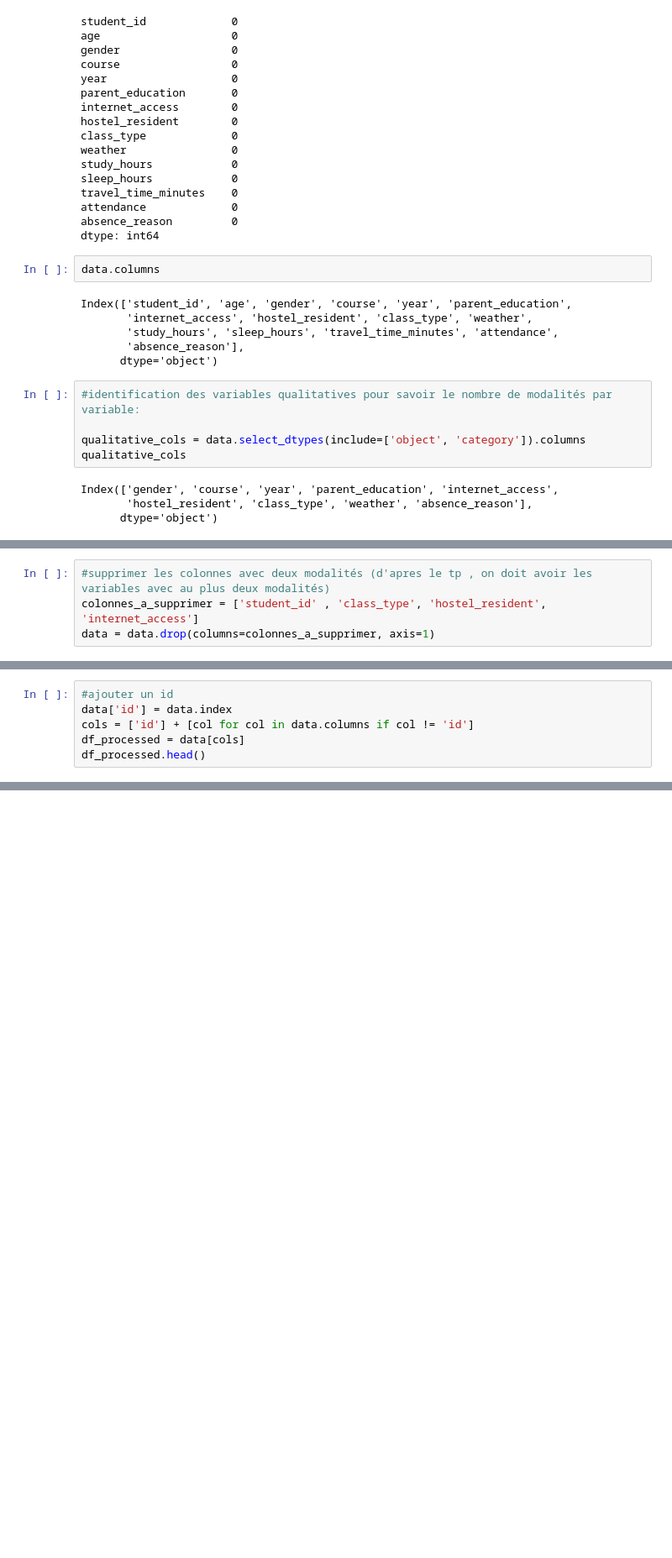
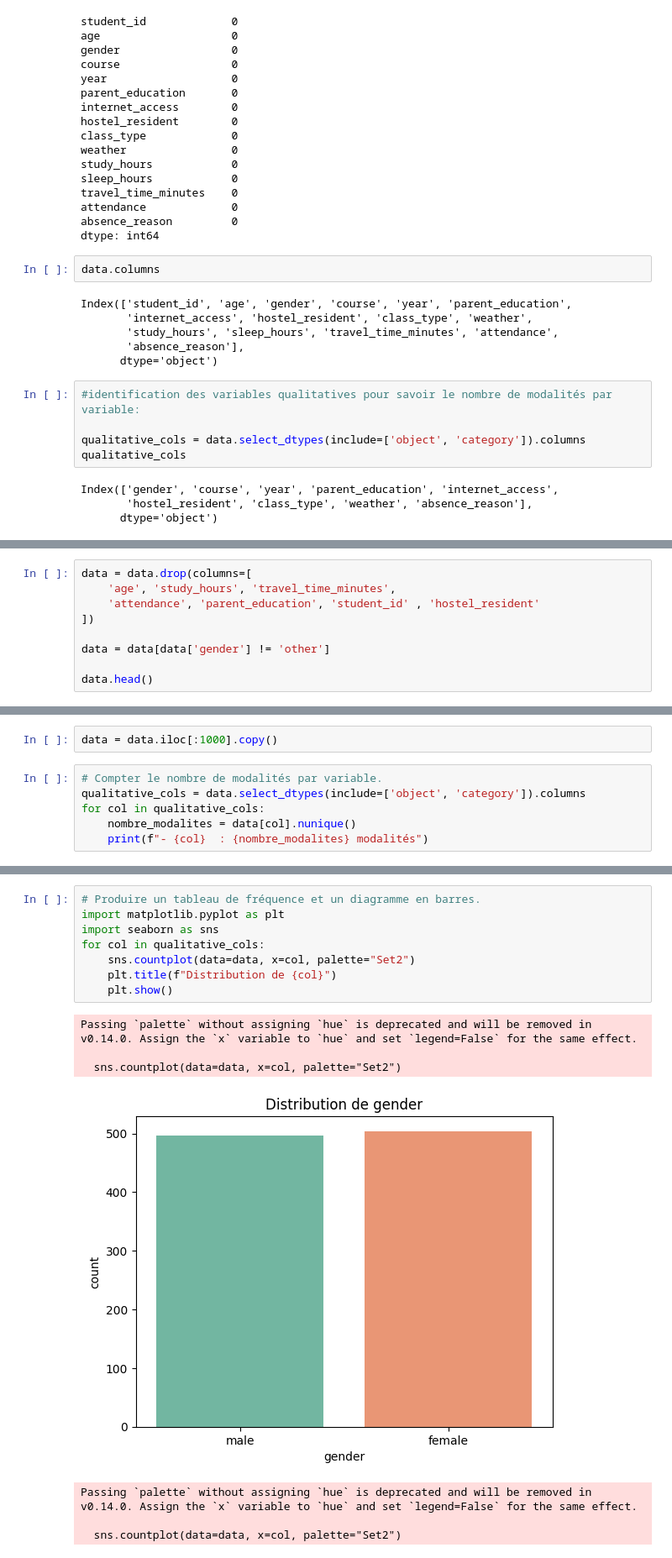
Before and after one commit to FERRAHmeriem/TP-Anad, a Jupyter notebook: modify_dataset.ipynb, the cells around one changed output, grey strips where cells are left out. Shown at 84% size. Drawn from its saved outputs; the diff is of its cells as text; blank space fills up the shorter version.

```diff
--- a/modify_dataset.ipynb
+++ b/modify_dataset.ipynb
@@ -91,6 +77,11 @@ nombre_individus_other
 # %% [output]
 6726
 # %%
-#supprimer les colonnes avec deux modalités (d'apres le tp , on doit avoir les variables avec au plus deux modalités)
-colonnes_a_supprimer = ['student_id' , 'class_type', 'hostel_resident', 'internet_access']
-data = data.drop(columns=colonnes_a_supprimer, axis=1)
+data = data.drop(columns=[
+    'age', 'study_hours', 'travel_time_minutes',
+    'attendance', 'parent_education', 'student_id' , 'hostel_resident'
+])
+
+data = data[data['gender'] != 'other']
+
+data.head()
@@ -97,6 +94,0 @@ data = data.drop(columns=colonnes_a_supprimer, axis=1)
-# %%
-#ajouter un id
-data['id'] = data.index
-cols = ['id'] + [col for col in data.columns if col != 'id']
-df_processed = data[cols]
-df_processed.head()
@@ -115,0 +95,8 @@ df_filtered.shape
+# %%
+data = data.iloc[:1000].copy()
+# %%
+# Compter le nombre de modalités par variable.
+qualitative_cols = data.select_dtypes(include=['object', 'category']).columns
+for col in qualitative_cols:
+    nombre_modalites = data[col].nunique()
+    print(f"- {col}  : {nombre_modalites} modalités")
@@ -115,0 +111,16 @@ df_filtered.shape
+# %%
+# Produire un tableau de fréquence et un diagramme en barres.
+import matplotlib.pyplot as plt
+import seaborn as sns
+for col in qualitative_cols:
+    sns.countplot(data=data, x=col, palette="Set2")
+    plt.title(f"Distribution de {col}")
+    plt.show()
+# %% [output]
+Passing `palette` without assigning `hue` is deprecated and will be removed in v0.14.0. Assign the `x` variable to `hue` and set `legend=False` for the same effect.
+
+  sns.countplot(data=data, x=col, palette="Set2")
+[figure, added]
+Passing `palette` without assigning `hue` is deprecated and will be removed in v0.14.0. Assign the `x` variable to `hue` and set `legend=False` for the same effect.
+
+  sns.countplot(data=data, x=col, palette="Set2")
```
Also changed, not shown: parts of 13 cells of this notebook, 2 other files.
